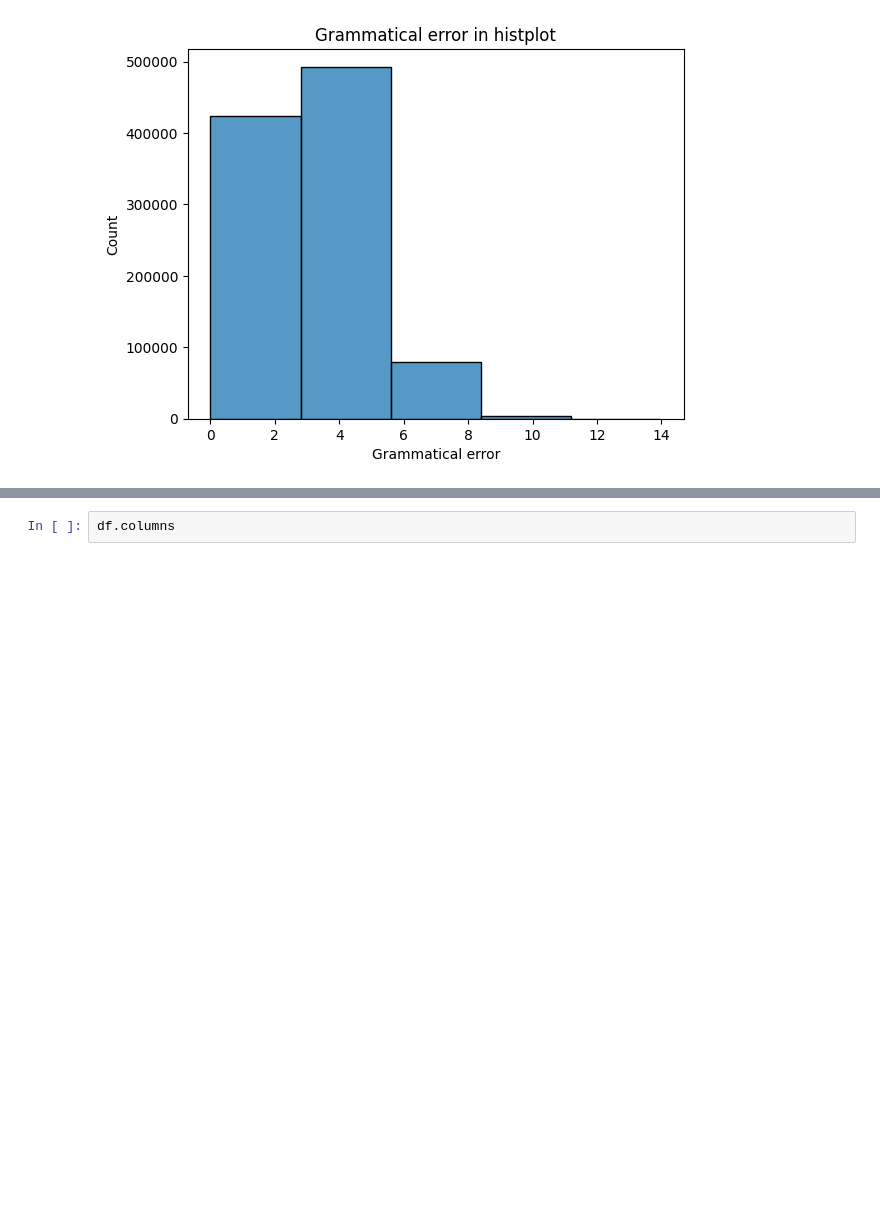
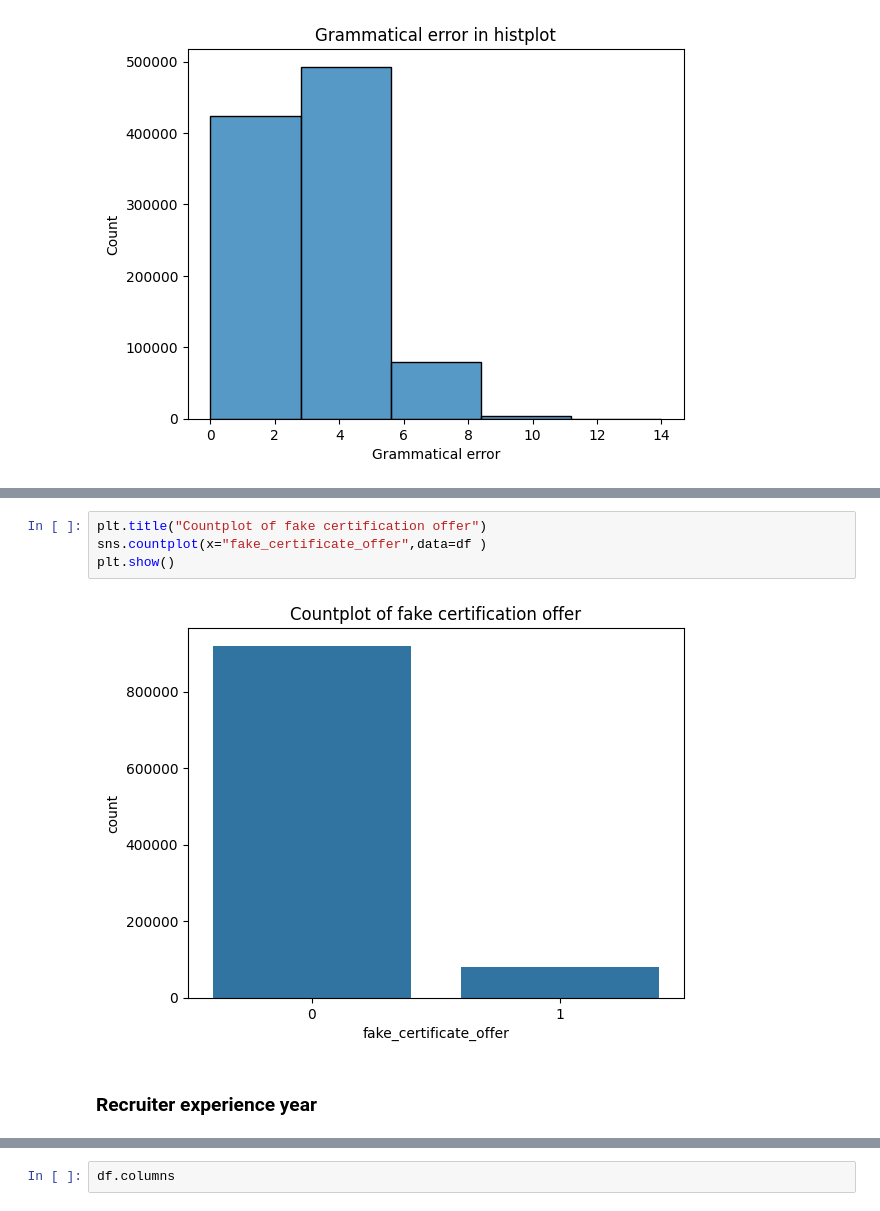
Before and after one commit to therai0/data_analysis_intership_scam, a Jupyter notebook: notebook/eda_fake_internship.ipynb, the cells around one changed output, grey strips where cells are left out. Drawn from its saved outputs; the diff is of its cells as text; blank space fills up the shorter version.

```diff
--- a/notebook/eda_fake_internship.ipynb
+++ b/notebook/eda_fake_internship.ipynb
@@ -469,0 +587,8 @@ plt.show()
+# %%
+plt.title("Countplot of fake certification offer")
+sns.countplot(x="fake_certificate_offer",data=df )
+plt.show()
+# %% [output]
+[figure, added]
+# %% [markdown]
+### Recruiter experience year
```
Also changed, not shown: parts of 53 cells of this notebook, 9 other files.
